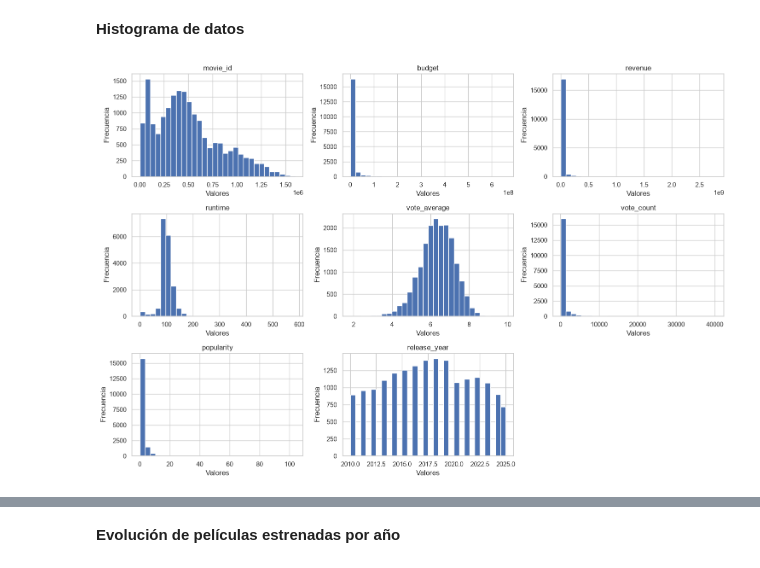
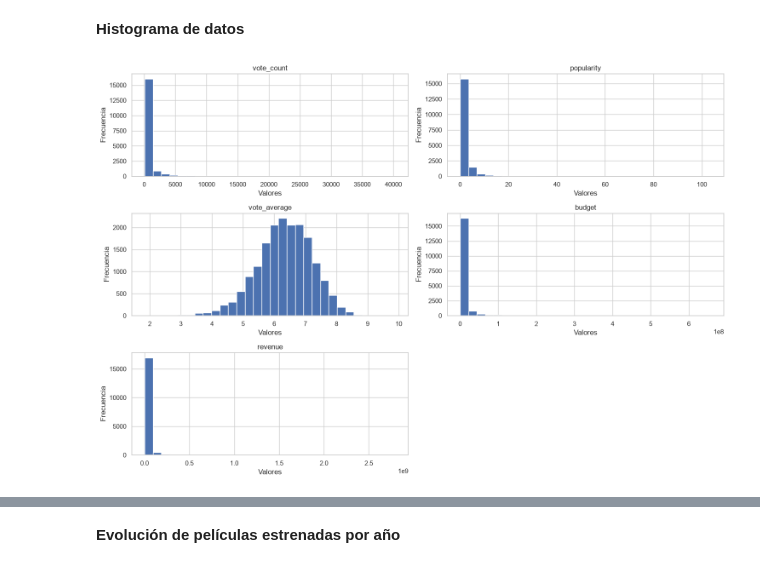
Before and after one commit to yetgx/mcdi500-tmdb-grupo4, a Jupyter notebook: F1/movies.ipynb, the cells around one changed output, grey strips where cells are left out. Cells and saved outputs as stored; diff of their text form; code cells hidden in the pictures.

Commit message:
Ajuste general Visualizaciones Notebook 1

```diff
--- a/F1/movies.ipynb
+++ b/F1/movies.ipynb
@@ -161,19 +218,21 @@ Interpretación Aqui
 # %% [markdown]
 **Histograma de datos**
 # %%
-# Escoger solo columnas sin valores nulos
-columnas_completas = df.columns[df.isnull().sum() == 0]
+# Seleccionar variables de interés
+variables = ['vote_count', 'popularity', 'vote_average', 'budget', 'revenue']
 
-df_numerico = df[columnas_completas].select_dtypes(include='number')
+# Crear DataFrame con las variables seleccionadas
+df_seleccion = df[variables]
 
-axes = df_numerico.hist(figsize=(15, 10), bins=30)
+# Generar histogramas
+axes = df_seleccion.hist(figsize=(15, 10), bins=30)
 
+# Configurar gráficos
 for ax in axes.flatten():
     ax.set_xlabel('Valores')
     ax.set_ylabel('Frecuencia')
-# Definir eje x e y para cada gráfico
+
 plt.tight_layout()
 plt.show()
-# Histograma que indica la distribución de frecuencia de películas para cada variable numérica del dataset.
 # %% [output]
-[figure, old version]
+[figure, new version]
```
Also changed, not shown: parts of 35 cells of this notebook.
